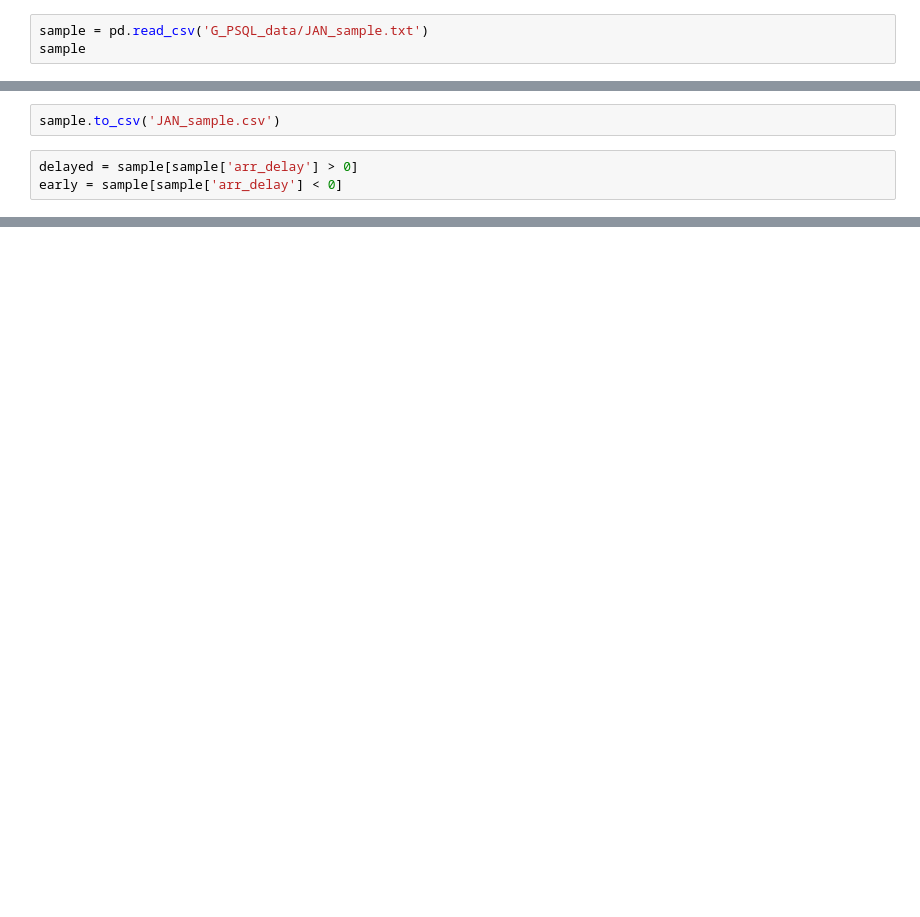
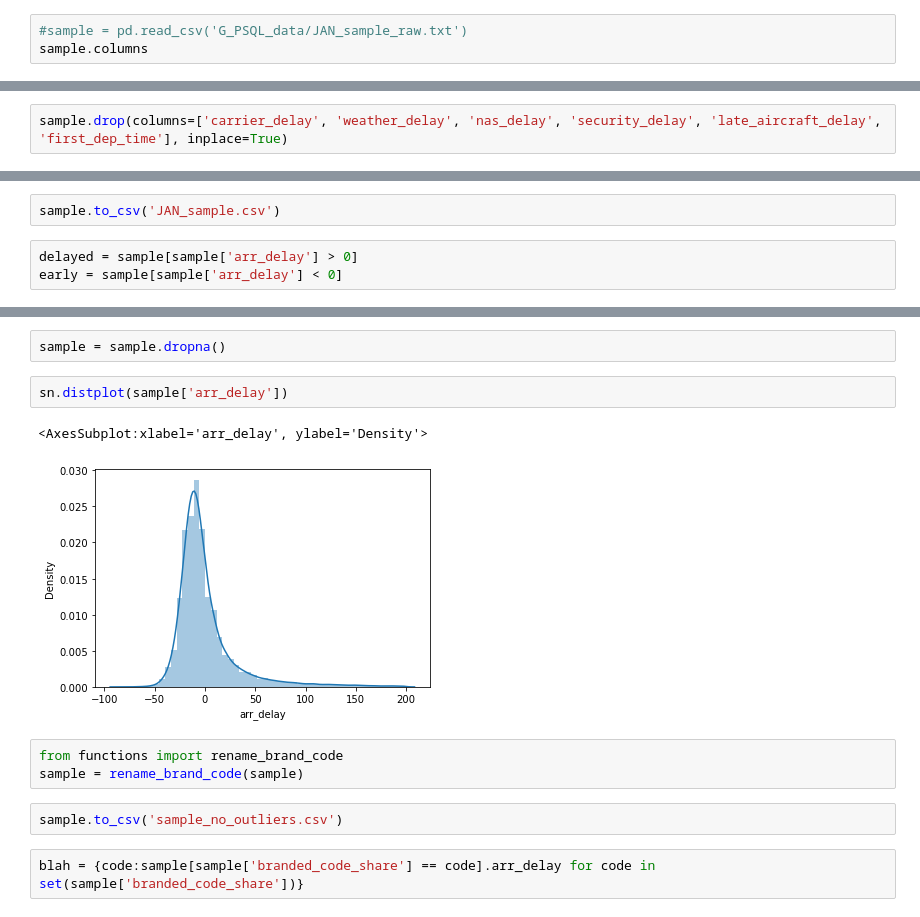
Before and after one commit to Graham-Broughton/flight_delay, a Jupyter notebook: EDA and Data Processing/Visualization.ipynb, the cells around one changed output, grey strips where cells are left out. Cells and saved outputs as stored; diff of their text form; blank space fills up the shorter version.

Commit message:
updated Vis and eploratory notebook. created processed sample

```diff
--- a/EDA and Data Processing/Visualization.ipynb
+++ b/EDA and Data Processing/Visualization.ipynb
@@ -5,6 +5,6 @@ import scipy.stats as st
 import seaborn as sn
 from datetime import datetime
 # %%
-sample = pd.read_csv('G_PSQL_data/JAN_sample.txt')
-sample
+#sample = pd.read_csv('G_PSQL_data/JAN_sample_raw.txt')
+sample.columns
 # %% [output]
@@ -24,3 +23,5 @@ sample
+# %%
+sample.drop(columns=['carrier_delay', 'weather_delay', 'nas_delay', 'security_delay', 'late_aircraft_delay', 'first_dep_time'], inplace=True)
 # %%
 sample['dep_time'] = pd.to_datetime(sample['dep_time'], format='%H%M', errors='coerce')
 sample['arr_time'] = pd.to_datetime(sample['arr_time'], format='%H%M', errors='coerce')
@@ -62,0 +86,14 @@ delayed.groupby('branded_code_share', as_index=False)
+# %%
+sample = sample.dropna()
+# %%
+sn.distplot(sample['arr_delay'])
+# %% [output]
+<AxesSubplot:xlabel='arr_delay', ylabel='Density'>
+[figure, added]
+# %%
+from functions import rename_brand_code
+sample = rename_brand_code(sample)
+# %%
+sample.to_csv('sample_no_outliers.csv')
+# %%
+blah = {code:sample[sample['branded_code_share'] == code].arr_delay for code in set(sample['branded_code_share'])}
```
Also changed, not shown: parts of 14 cells of this notebook, 3 other files.
